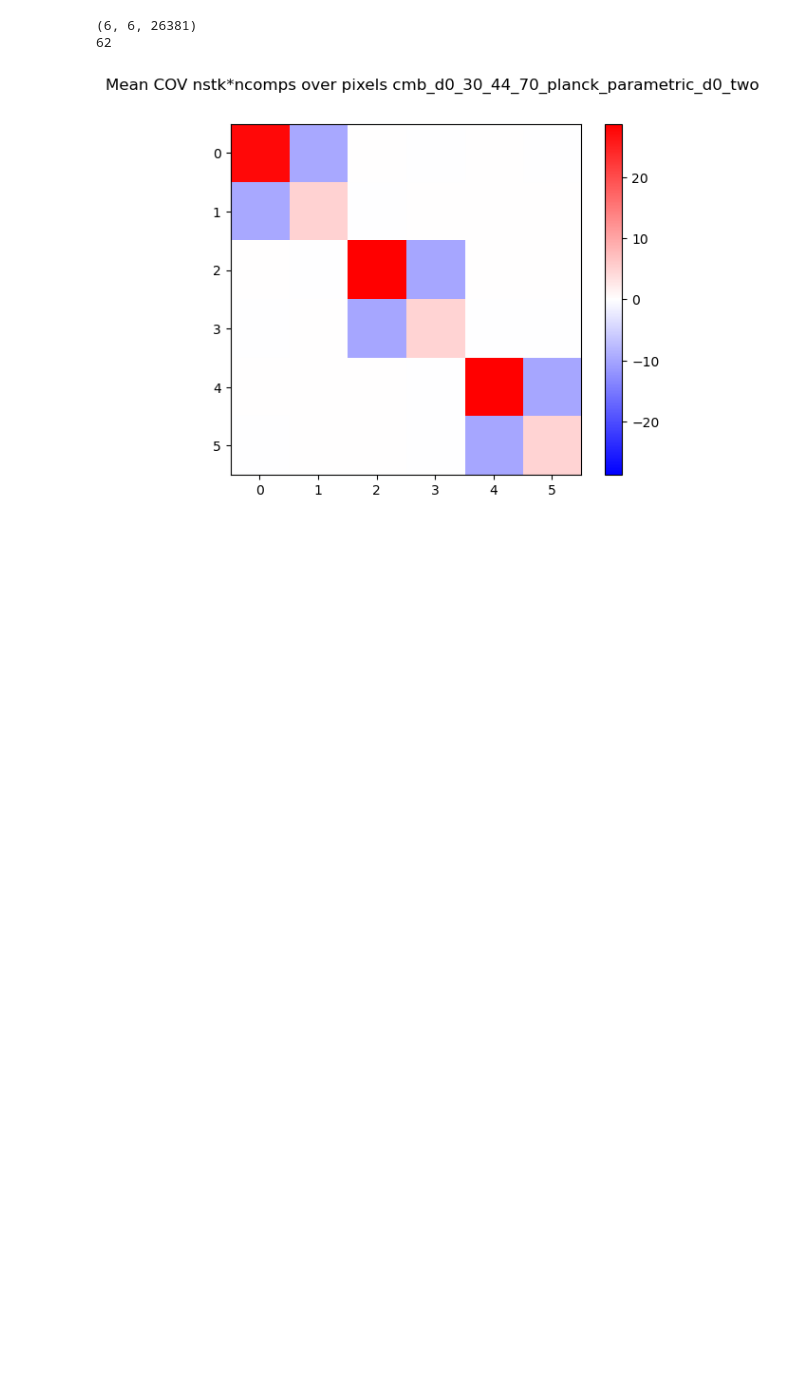
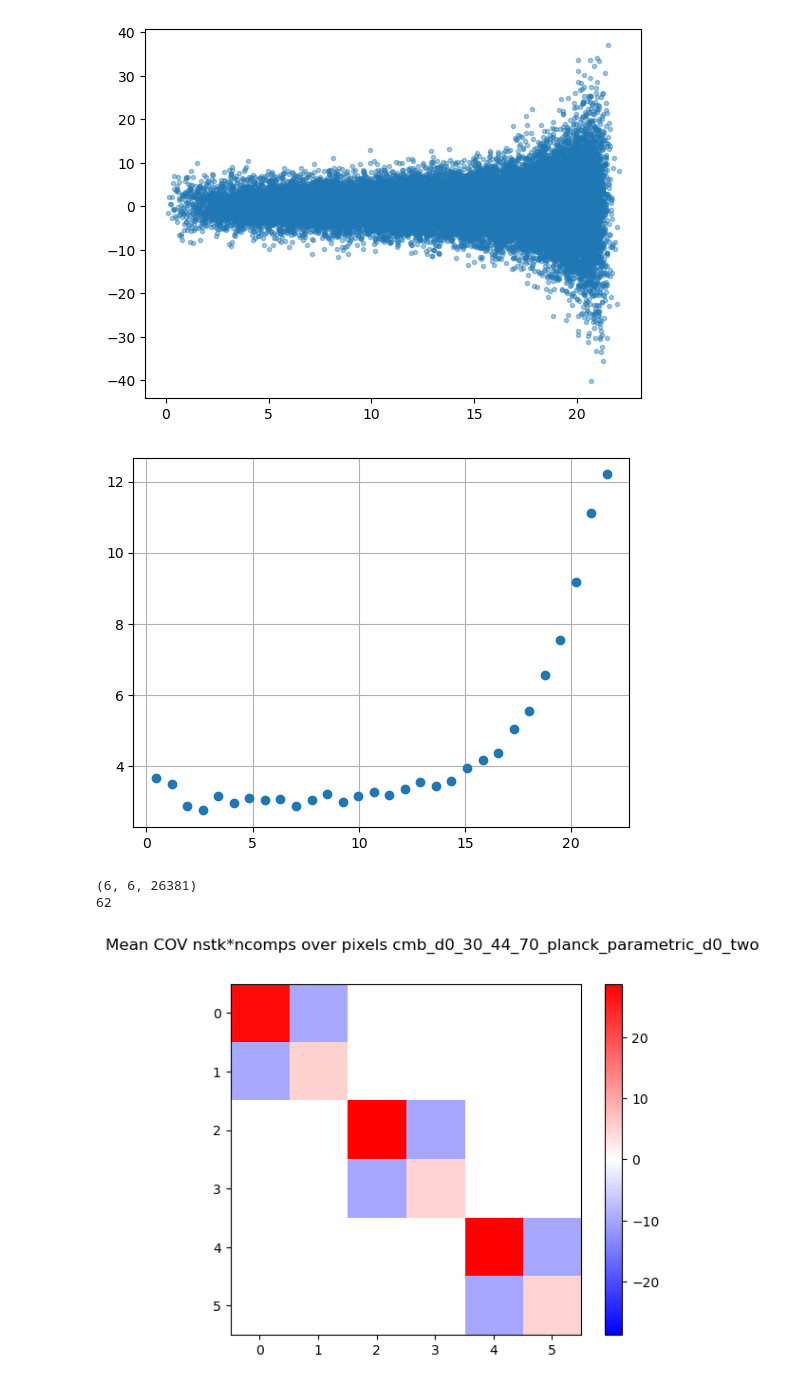
Before and after one commit to mathias77515/CMM-Pipeline, a Jupyter notebook: scripts_nahuel/noise_analysis.ipynb, the cells around one changed output. Drawn from its saved outputs; the diff is of its cells as text; code cells hidden in the pictures; blank space fills up the shorter version.

```diff
--- a/scripts_nahuel/noise_analysis.ipynb
+++ b/scripts_nahuel/noise_analysis.ipynb
@@ -360,3 +494,24 @@ plt.tight_layout
+# %%
+plt.figure()
+plt.plot(angs[mask_cov], qcmb_residuals[mask_cov],'.',alpha=0.4)
+
+# xx, yyQ, dx, dyQ, _ = ft.profile(angs[mask_cov], qcmb_residuals[mask_cov], nbins=30, plot=False, dispersion = False)
+# plt.figure()
+# plt.errorbar(xx,yyQ,yerr=dyQ,fmt='o')
+# plt.grid()
+
+# plt.figure()
+# plt.errorbar(xx,dyQ,fmt='o')
+# plt.grid()
+
+xx, yyQ, dx, dyQ, _ = ft.profile(angs[mask_cov], qcmb_residuals[mask_cov], nbins=30, plot=False, dispersion = True)
+
+plt.figure()
+plt.errorbar(xx,dyQ,fmt='o')
+plt.grid()
+# %% [output]
+[figure, added]
+[figure, added]
 # %%
 thedir = '/home/nahue-ofi/heavy-data/cmb_d0_30_44_70_planck_parametric_d0_two'
 # thedir = '/home/nahue-ofi/heavy-data/cmb_d0_100_143_planck_parametric_d0_two'
```
Also changed, not shown: parts of 19 cells of this notebook, 2 other files.
